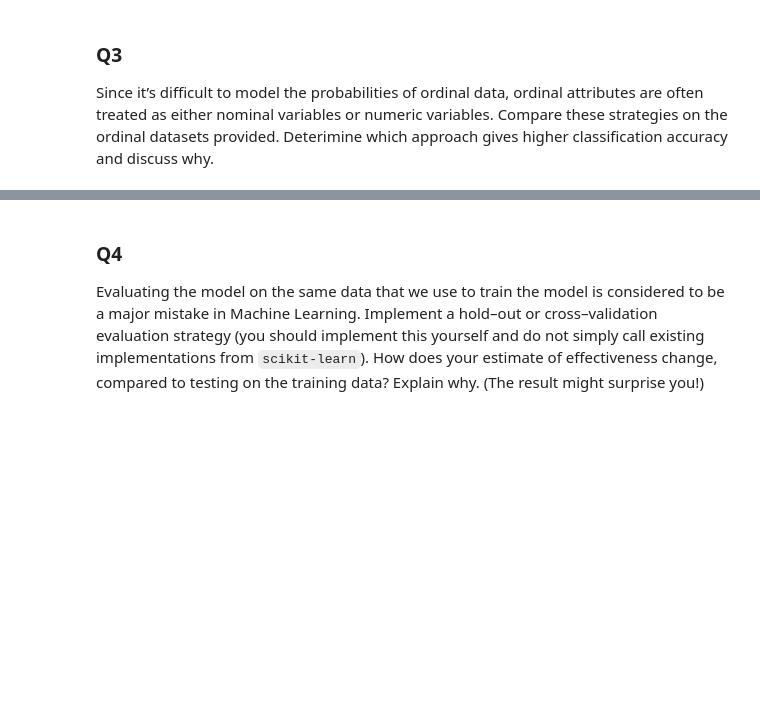
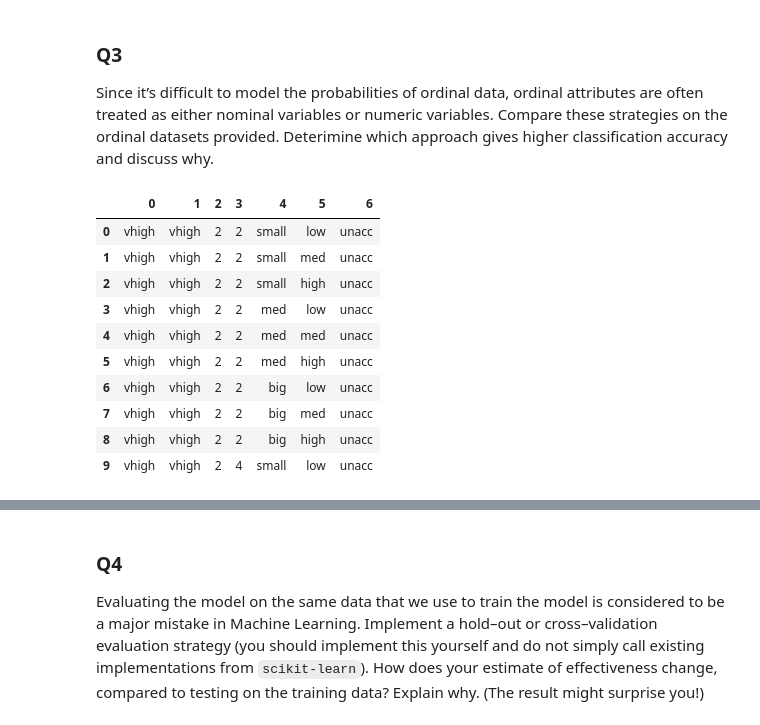
Before and after one commit to JerryMu/Naive-Bayes, a Jupyter notebook: assignment1.ipynb, the cells around one changed output, grey strips where cells are left out. Saved outputs shown, nothing was run; the diff lists cells and outputs as text; code cells hidden in the pictures; blank space fills up the shorter version.

```diff
--- a/assignment1.ipynb
+++ b/assignment1.ipynb
@@ -427,3 +470,18 @@ print("======================================================")
 # %% [markdown]
 ### Q3
 Since it’s difficult to model the probabilities of ordinal data, ordinal attributes are often treated as either nominal variables or numeric variables. Compare these strategies on the ordinal datasets provided. Deterimine which approach gives higher classification accuracy and discuss why.
+# %%
+# use car dataset for this question
+car.head(10)
+# %% [output]
+|  | 0 | 1 | 2 | 3 | 4 | 5 | 6 |
+| 0 | vhigh | vhigh | 2 | 2 | small | low | unacc |
+| 1 | vhigh | vhigh | 2 | 2 | small | med | unacc |
+| 2 | vhigh | vhigh | 2 | 2 | small | high | unacc |
+| 3 | vhigh | vhigh | 2 | 2 | med | low | unacc |
+| 4 | vhigh | vhigh | 2 | 2 | med | med | unacc |
+| 5 | vhigh | vhigh | 2 | 2 | med | high | unacc |
+| 6 | vhigh | vhigh | 2 | 2 | big | low | unacc |
+| 7 | vhigh | vhigh | 2 | 2 | big | med | unacc |
+| 8 | vhigh | vhigh | 2 | 2 | big | high | unacc |
+| 9 | vhigh | vhigh | 2 | 4 | small | low | unacc |
```
Also changed, not shown: parts of 14 cells of this notebook, 2 other files.
